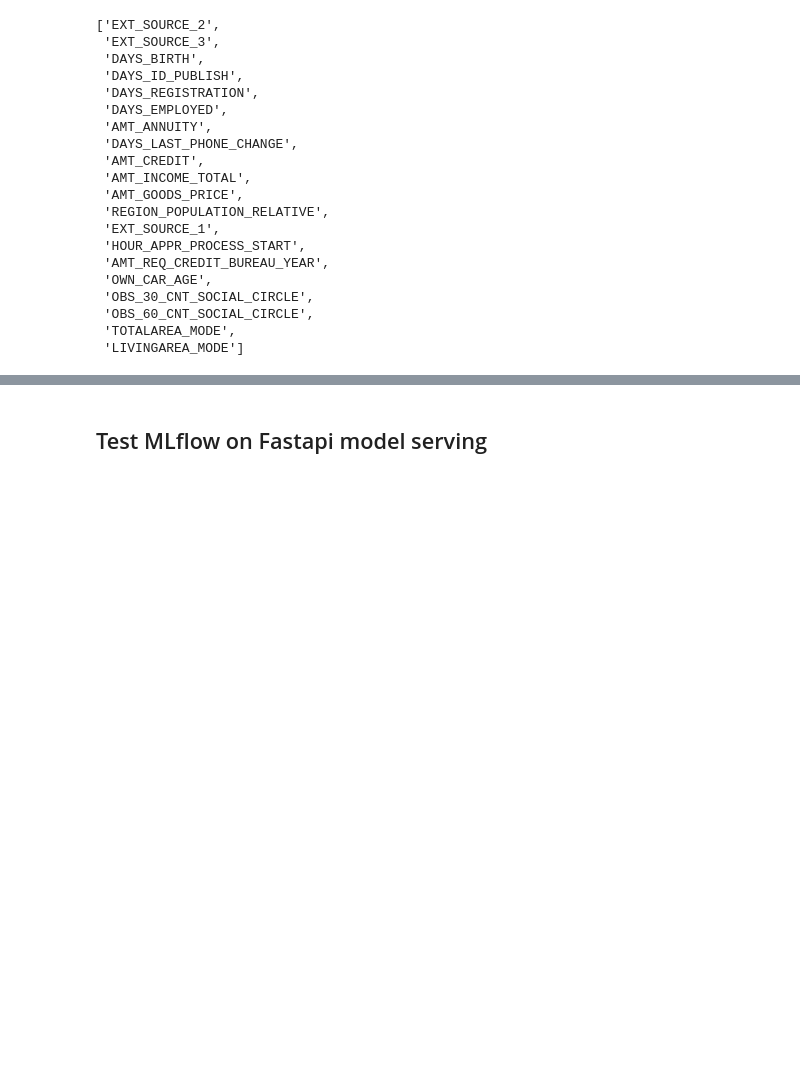
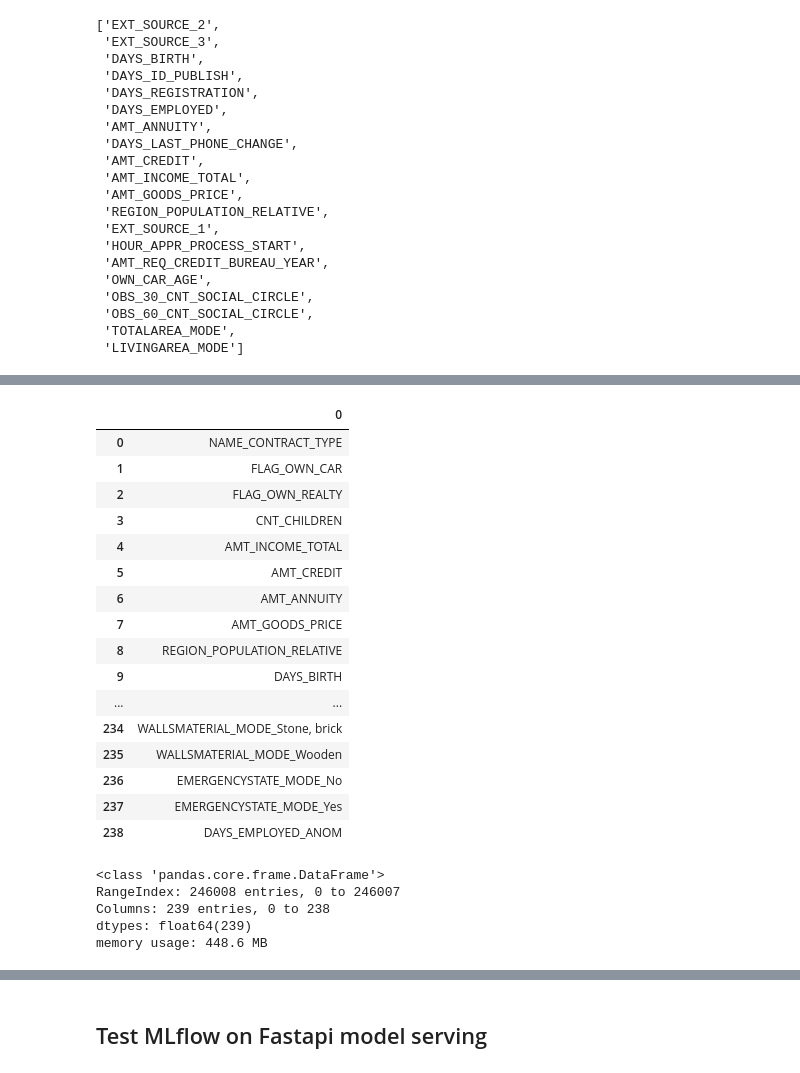
Before and after one commit to MarkoBrie/credit_scoring_with_MLOPS, a Jupyter notebook: 2_Model_selection.ipynb, the cells around one changed output, grey strips where cells are left out. Cells and saved outputs as stored; diff of their text form; code cells hidden in the pictures; blank space fills up the shorter version.

```diff
--- a/2_Model_selection.ipynb
+++ b/2_Model_selection.ipynb
@@ -940,0 +1176,28 @@ print(shap_df)
+# %%
+feature_names
+# %% [output]
+|  | 0 |
+| 0 | NAME_CONTRACT_TYPE |
+| 1 | FLAG_OWN_CAR |
+| 2 | FLAG_OWN_REALTY |
+| 3 | CNT_CHILDREN |
+| 4 | AMT_INCOME_TOTAL |
+| 5 | AMT_CREDIT |
+| 6 | AMT_ANNUITY |
+| 7 | AMT_GOODS_PRICE |
+| 8 | REGION_POPULATION_RELATIVE |
+| 9 | DAYS_BIRTH |
+| ... | ... |
+| 234 | WALLSMATERIAL_MODE_Stone, brick |
+| 235 | WALLSMATERIAL_MODE_Wooden |
+| 236 | EMERGENCYSTATE_MODE_No |
+| 237 | EMERGENCYSTATE_MODE_Yes |
+| 238 | DAYS_EMPLOYED_ANOM |
+# %%
+X_train.info()
+# %% [output]
+<class 'pandas.core.frame.DataFrame'>
+RangeIndex: 246008 entries, 0 to 246007
+Columns: 239 entries, 0 to 238
+dtypes: float64(239)
+memory usage: 448.6 MB
```
Also changed, not shown: parts of 59 cells of this notebook, 7 other files.
